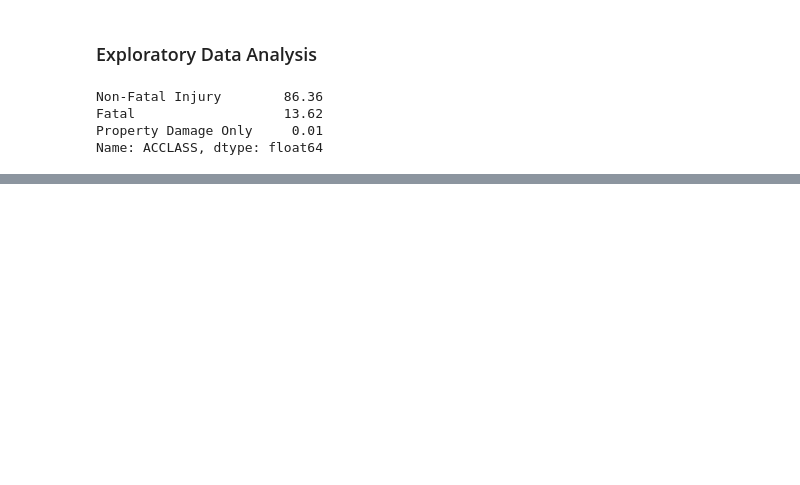
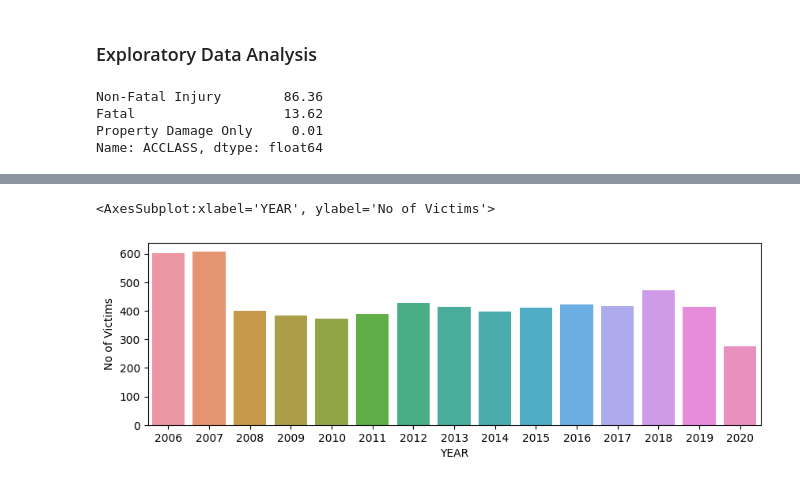
Before and after one commit to KingSolDot/Traffic_Collision_Outcome_Prediciton, a Jupyter notebook: traffic_collision_outcome_prediction.ipynb, the cells around one changed output, grey strips where cells are left out. Cells and saved outputs as stored; diff of their text form; code cells hidden in the pictures; blank space fills up the shorter version.

```diff
--- a/traffic_collision_outcome_prediction.ipynb
+++ b/traffic_collision_outcome_prediction.ipynb
@@ -60,0 +80,9 @@ ValueError: could not convert string to float: 'Fatal'
+# %%
+plt.figure(figsize=(10,3))
+plt.ylabel('No of Victims')
+injury = data[data['INJURY'] == 'None']
+v = injury.groupby('YEAR')['ACCLASS'].count()
+sns.barplot(x=v.index, y=v.values)
+# %% [output]
+<AxesSubplot:xlabel='YEAR', ylabel='No of Victims'>
+[figure, added]
```
Also changed, not shown: parts of 13 cells of this notebook.
